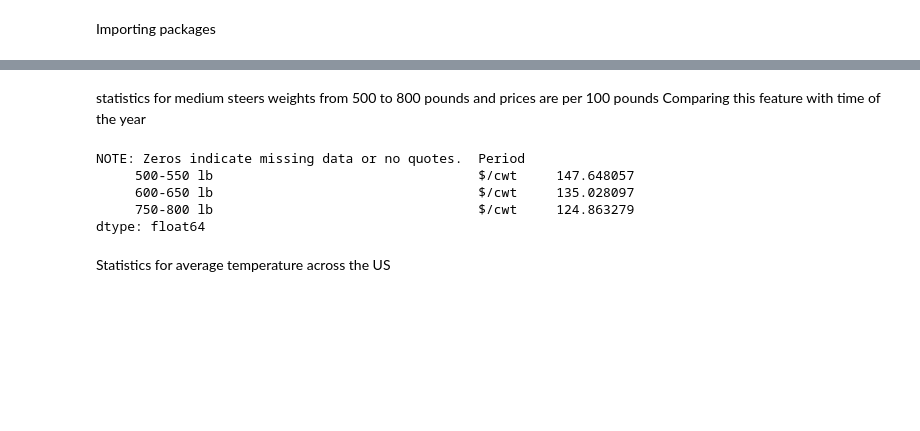
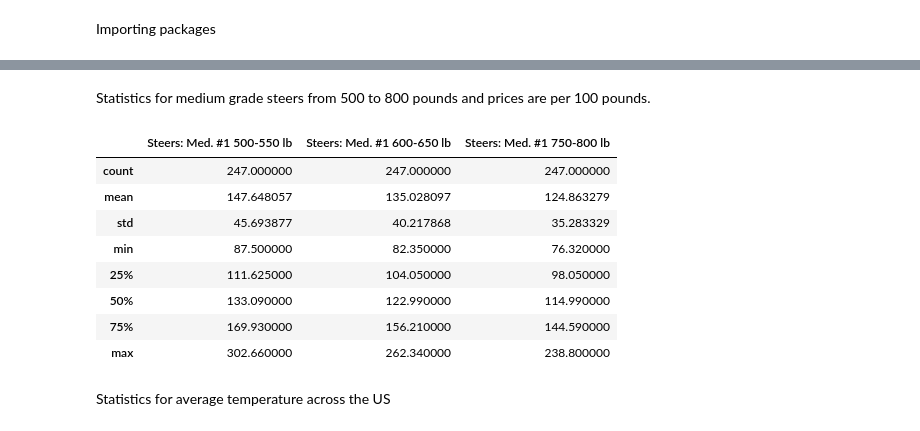
Before and after one commit to m677s345/EECS731_MS_Project1, a Jupyter notebook: EECS731_project1_pandas.ipynb, the cells around one changed output, grey strips where cells are left out. Saved outputs shown, nothing was run; the diff lists cells and outputs as text; code cells hidden in the pictures; blank space fills up the shorter version.

```diff
--- a/EECS731_project1_pandas.ipynb
+++ b/EECS731_project1_pandas.ipynb
@@ -19,15 +54,18 @@ Meatdf= pd.read_excel('/content/EECS731_project1_pandas/data/external/MeatStatsF
 # %% [markdown]
-statistics for medium steers weights from 500 to 800 pounds and prices are per 100 pounds Comparing this feature with time of the year
+Statistics for medium grade steers from 500 to 800 pounds and prices are per 100 pounds.
-# %%
-MedStdf=LPdf[ '   Steers:  Med. #1']
-MedStdf.head()
-MedStdf.mean()
-# %% [output]
-NOTE: Zeros indicate missing data or no quotes.  Period
-     500-550 lb                                  $/cwt     147.648057
-     600-650 lb                                  $/cwt     135.028097
-     750-800 lb                                  $/cwt     124.863279
-dtype: float64
+# %%
+MedStdf=LPdf.iloc[:,0:3]
+MedStdf.describe()
+# %% [output]
+|  | Steers: Med. #1 500-550 lb | Steers: Med. #1 600-650 lb | Steers: Med. #1 750-800 lb |
+| count | 247.000000 | 247.000000 | 247.000000 |
+| mean | 147.648057 | 135.028097 | 124.863279 |
+| std | 45.693877 | 40.217868 | 35.283329 |
+| min | 87.500000 | 82.350000 | 76.320000 |
+| 25% | 111.625000 | 104.050000 | 98.050000 |
+| 50% | 133.090000 | 122.990000 | 114.990000 |
+| 75% | 169.930000 | 156.210000 | 144.590000 |
+| max | 302.660000 | 262.340000 | 238.800000 |
 # %% [markdown]
 Statistics for average temperature across the US
 # %%
```
Also changed, not shown: parts of 7 cells of this notebook.
